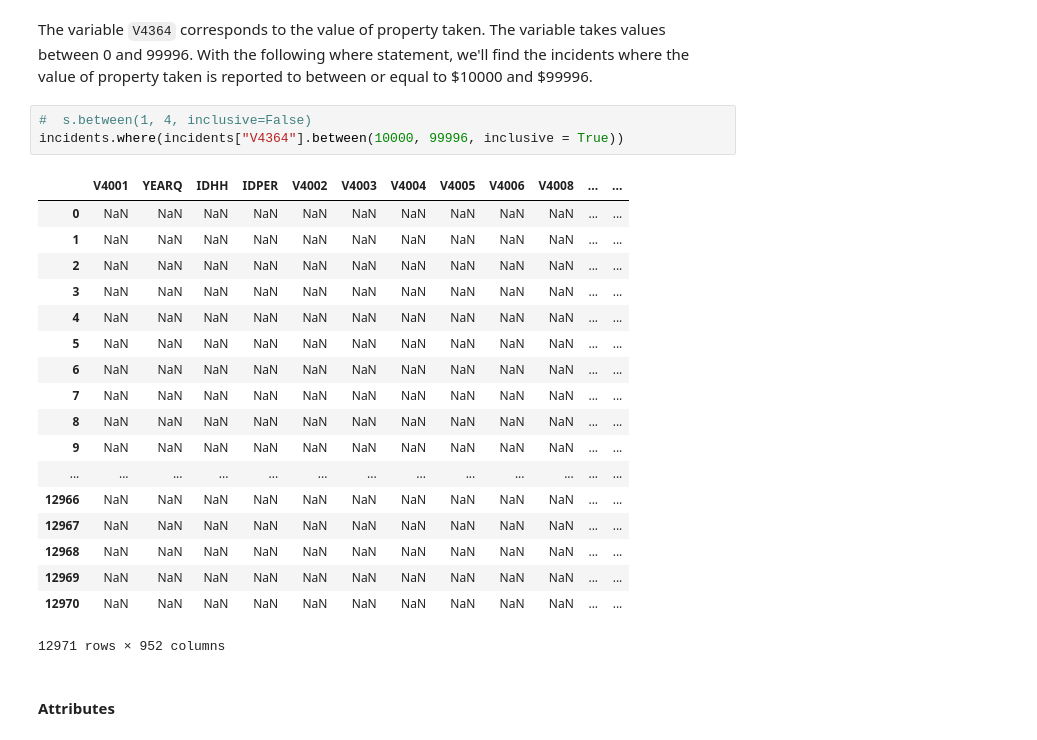
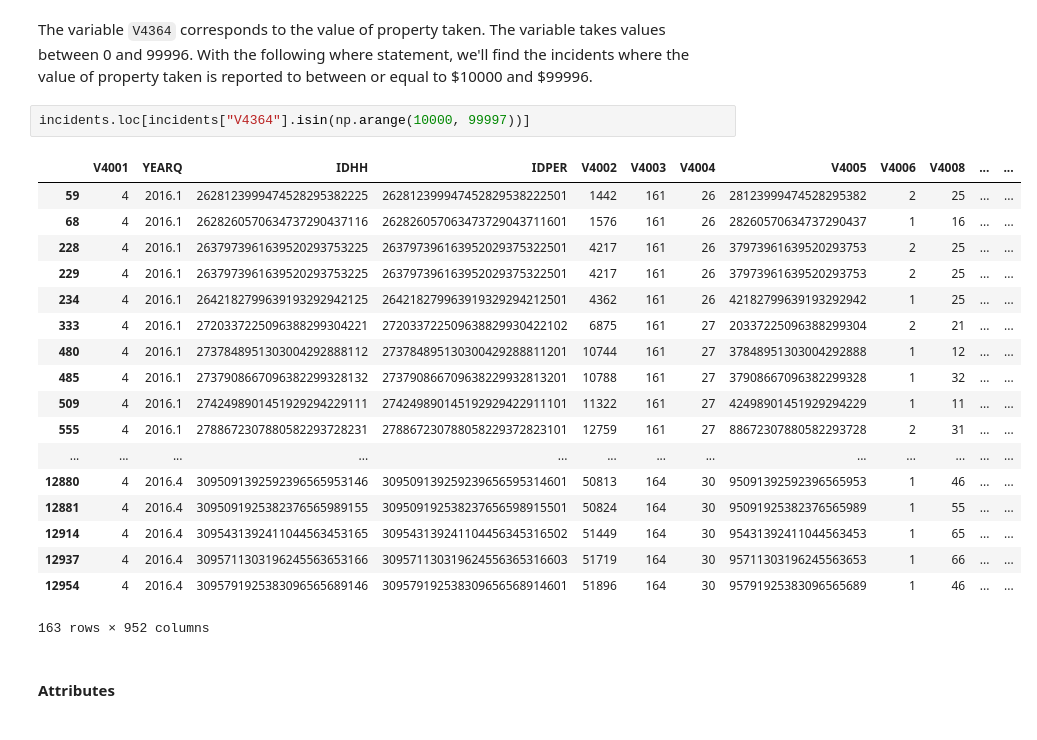
Before and after one commit to ds-modules/LEGALST-190, a Jupyter notebook: LEGALST-123/1-18/1-18.ipynb, the cells around one changed output. Cells and saved outputs as stored; diff of their text form.

```diff
--- a/LEGALST-123/1-18/1-18.ipynb
+++ b/LEGALST-123/1-18/1-18.ipynb
@@ -626,27 +620,26 @@ incidents.where(incidents["V4526AA"] == 1)
 # %% [markdown]
 The variable `V4364` corresponds to the value of property taken. The variable takes values between 0 and 99996. With the following where statement, we'll find the incidents where the value of property taken is reported to between or equal to \$10000 and \$99996.
-# %%
-#  s.between(1, 4, inclusive=False)
-incidents.where(incidents["V4364"].between(10000, 99996, inclusive = True))
-# %% [output]
-|  | V4001 | YEARQ | IDHH | IDPER | V4002 | V4003 | V4004 | V4005 | V4006 | V4008 | ... | ... |
-| 0 | NaN | NaN | NaN | NaN | NaN | NaN | NaN | NaN | NaN | NaN | ... | ... |
-| 1 | NaN | NaN | NaN | NaN | NaN | NaN | NaN | NaN | NaN | NaN | ... | ... |
-| 2 | NaN | NaN | NaN | NaN | NaN | NaN | NaN | NaN | NaN | NaN | ... | ... |
-| 3 | NaN | NaN | NaN | NaN | NaN | NaN | NaN | NaN | NaN | NaN | ... | ... |
-| 4 | NaN | NaN | NaN | NaN | NaN | NaN | NaN | NaN | NaN | NaN | ... | ... |
-| 5 | NaN | NaN | NaN | NaN | NaN | NaN | NaN | NaN | NaN | NaN | ... | ... |
-| 6 | NaN | NaN | NaN | NaN | NaN | NaN | NaN | NaN | NaN | NaN | ... | ... |
-| 7 | NaN | NaN | NaN | NaN | NaN | NaN | NaN | NaN | NaN | NaN | ... | ... |
-| 8 | NaN | NaN | NaN | NaN | NaN | NaN | NaN | NaN | NaN | NaN | ... | ... |
-| 9 | NaN | NaN | NaN | NaN | NaN | NaN | NaN | NaN | NaN | NaN | ... | ... |
-| ... | ... | ... | ... | ... | ... | ... | ... | ... | ... | ... | ... | ... |
-| 12966 | NaN | NaN | NaN | NaN | NaN | NaN | NaN | NaN | NaN | NaN | ... | ... |
-| 12967 | NaN | NaN | NaN | NaN | NaN | NaN | NaN | NaN | NaN | NaN | ... | ... |
-| 12968 | NaN | NaN | NaN | NaN | NaN | NaN | NaN | NaN | NaN | NaN | ... | ... |
-| 12969 | NaN | NaN | NaN | NaN | NaN | NaN | NaN | NaN | NaN | NaN | ... | ... |
-| 12970 | NaN | NaN | NaN | NaN | NaN | NaN | NaN | NaN | NaN | NaN | ... | ... |
-12971 rows × 952 columns
+# %%
+incidents.loc[incidents["V4364"].isin(np.arange(10000, 99997))]
+# %% [output]
+|  | V4001 | YEARQ | IDHH | IDPER | V4002 | V4003 | V4004 | V4005 | V4006 | V4008 | ... | ... |
+| 59 | 4 | 2016.1 | 2628123999474528295382225 | 262812399947452829538222501 | 1442 | 161 | 26 | 28123999474528295382 | 2 | 25 | ... | ... |
+| 68 | 4 | 2016.1 | 2628260570634737290437116 | 262826057063473729043711601 | 1576 | 161 | 26 | 28260570634737290437 | 1 | 16 | ... | ... |
+| 228 | 4 | 2016.1 | 2637973961639520293753225 | 263797396163952029375322501 | 4217 | 161 | 26 | 37973961639520293753 | 2 | 25 | ... | ... |
+| 229 | 4 | 2016.1 | 2637973961639520293753225 | 263797396163952029375322501 | 4217 | 161 | 26 | 37973961639520293753 | 2 | 25 | ... | ... |
+| 234 | 4 | 2016.1 | 2642182799639193292942125 | 264218279963919329294212501 | 4362 | 161 | 26 | 42182799639193292942 | 1 | 25 | ... | ... |
+| 333 | 4 | 2016.1 | 2720337225096388299304221 | 272033722509638829930422102 | 6875 | 161 | 27 | 20337225096388299304 | 2 | 21 | ... | ... |
+| 480 | 4 | 2016.1 | 2737848951303004292888112 | 273784895130300429288811201 | 10744 | 161 | 27 | 37848951303004292888 | 1 | 12 | ... | ... |
+| 485 | 4 | 2016.1 | 2737908667096382299328132 | 273790866709638229932813201 | 10788 | 161 | 27 | 37908667096382299328 | 1 | 32 | ... | ... |
+| 509 | 4 | 2016.1 | 2742498901451929294229111 | 274249890145192929422911101 | 11322 | 161 | 27 | 42498901451929294229 | 1 | 11 | ... | ... |
+| 555 | 4 | 2016.1 | 2788672307880582293728231 | 278867230788058229372823101 | 12759 | 161 | 27 | 88672307880582293728 | 2 | 31 | ... | ... |
+| ... | ... | ... | ... | ... | ... | ... | ... | ... | ... | ... | ... | ... |
+| 12880 | 4 | 2016.4 | 3095091392592396565953146 | 309509139259239656595314601 | 50813 | 164 | 30 | 95091392592396565953 | 1 | 46 | ... | ... |
+| 12881 | 4 | 2016.4 | 3095091925382376565989155 | 309509192538237656598915501 | 50824 | 164 | 30 | 95091925382376565989 | 1 | 55 | ... | ... |
+| 12914 | 4 | 2016.4 | 3095431392411044563453165 | 309543139241104456345316502 | 51449 | 164 | 30 | 95431392411044563453 | 1 | 65 | ... | ... |
+| 12937 | 4 | 2016.4 | 3095711303196245563653166 | 309571130319624556365316603 | 51719 | 164 | 30 | 95711303196245563653 | 1 | 66 | ... | ... |
+| 12954 | 4 | 2016.4 | 3095791925383096565689146 | 309579192538309656568914601 | 51896 | 164 | 30 | 95791925383096565689 | 1 | 46 | ... | ... |
+163 rows × 952 columns
 # %% [markdown]
 #### Attributes
 # %% [markdown]
```
Also changed, not shown: parts of 25 cells of this notebook.
